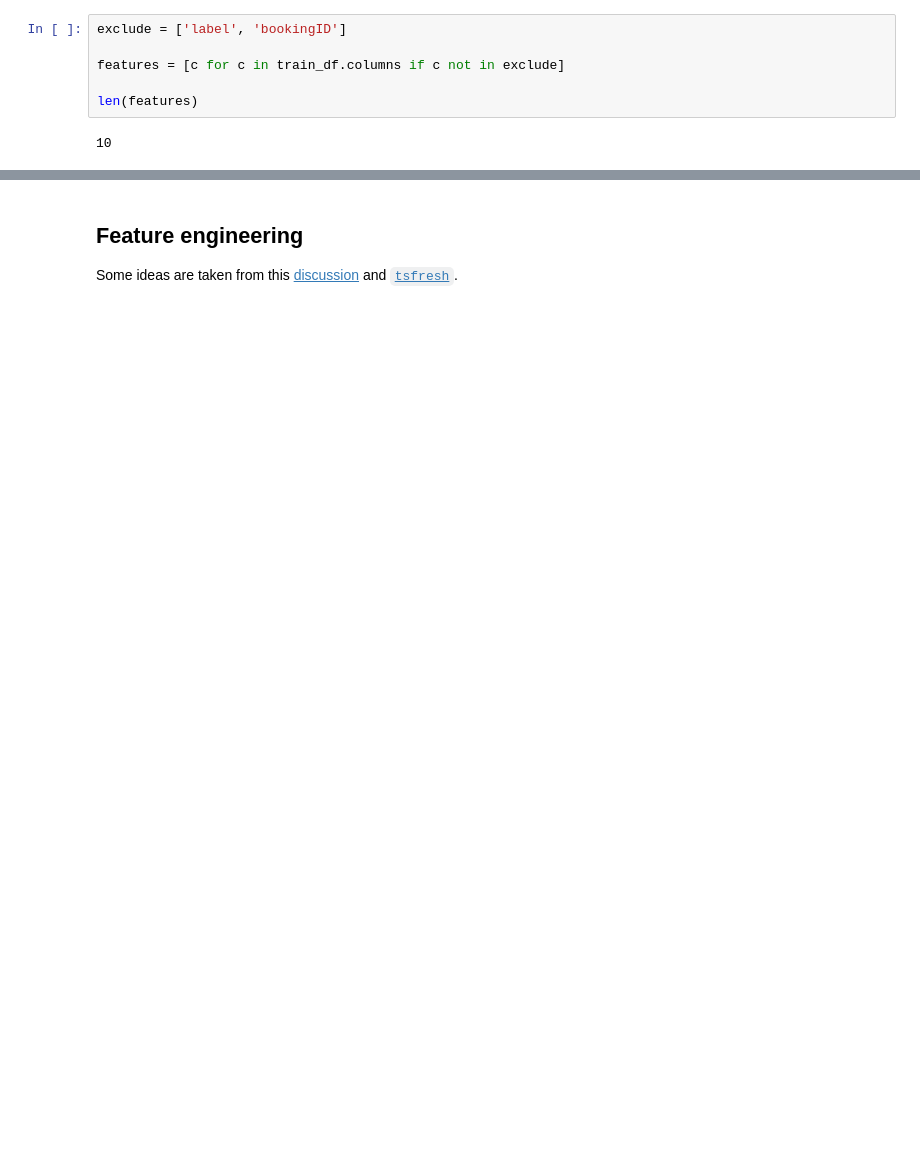
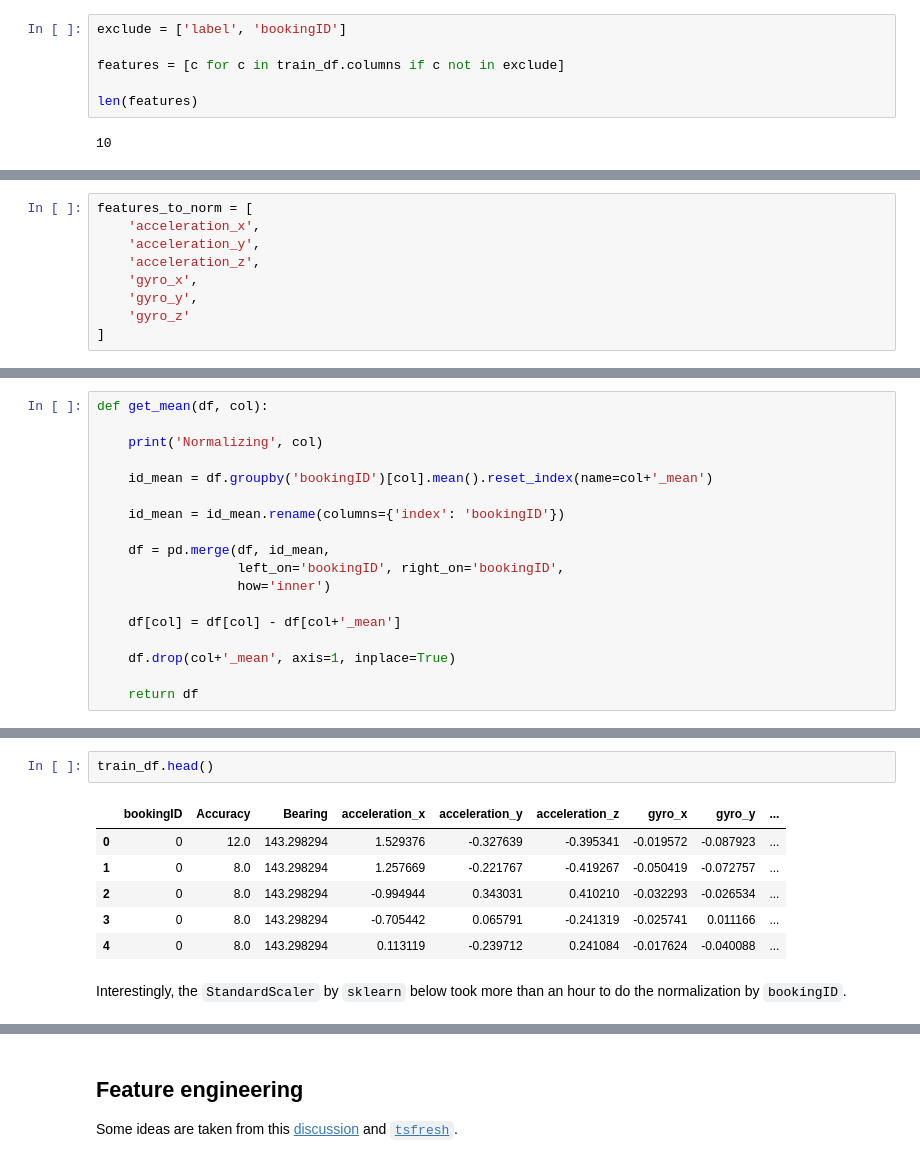
Before and after one commit to wjensheng/grab, a Jupyter notebook: preprocess.ipynb, the cells around one changed output, grey strips where cells are left out. Saved outputs shown, nothing was run; the diff lists cells and outputs as text; blank space fills up the shorter version.

```diff
--- a/preprocess.ipynb
+++ b/preprocess.ipynb
@@ -96,0 +134,9 @@ plt.show()
+# %%
+features_to_norm = [
+    'acceleration_x',
+    'acceleration_y',
+    'acceleration_z',
+    'gyro_x',
+    'gyro_y',
+    'gyro_z'
+]
@@ -96,0 +145,18 @@ plt.show()
+# %%
+def get_mean(df, col):
+
+    print('Normalizing', col)
+
+    id_mean = df.groupby('bookingID')[col].mean().reset_index(name=col+'_mean')
+
+    id_mean = id_mean.rename(columns={'index': 'bookingID'})
+
+    df = pd.merge(df, id_mean,
+                  left_on='bookingID', right_on='bookingID',
+                  how='inner')
+
+    df[col] = df[col] - df[col+'_mean']
+
+    df.drop(col+'_mean', axis=1, inplace=True)
+
+    return df
@@ -96,0 +177,11 @@ plt.show()
+# %%
+train_df.head()
+# %% [output]
+|  | bookingID | Accuracy | Bearing | acceleration_x | acceleration_y | acceleration_z | gyro_x | gyro_y | ... |
+| 0 | 0 | 12.0 | 143.298294 | 1.529376 | -0.327639 | -0.395341 | -0.019572 | -0.087923 | ... |
+| 1 | 0 | 8.0 | 143.298294 | 1.257669 | -0.221767 | -0.419267 | -0.050419 | -0.072757 | ... |
+| 2 | 0 | 8.0 | 143.298294 | -0.994944 | 0.343031 | 0.410210 | -0.032293 | -0.026534 | ... |
+| 3 | 0 | 8.0 | 143.298294 | -0.705442 | 0.065791 | -0.241319 | -0.025741 | 0.011166 | ... |
+| 4 | 0 | 8.0 | 143.298294 | 0.113119 | -0.239712 | 0.241084 | -0.017624 | -0.040088 | ... |
+# %% [markdown]
+Interestingly, the `StandardScaler` by `sklearn` below took more than an hour to do the normalization by `bookingID`.
```
Also changed, not shown: parts of 41 cells of this notebook.
